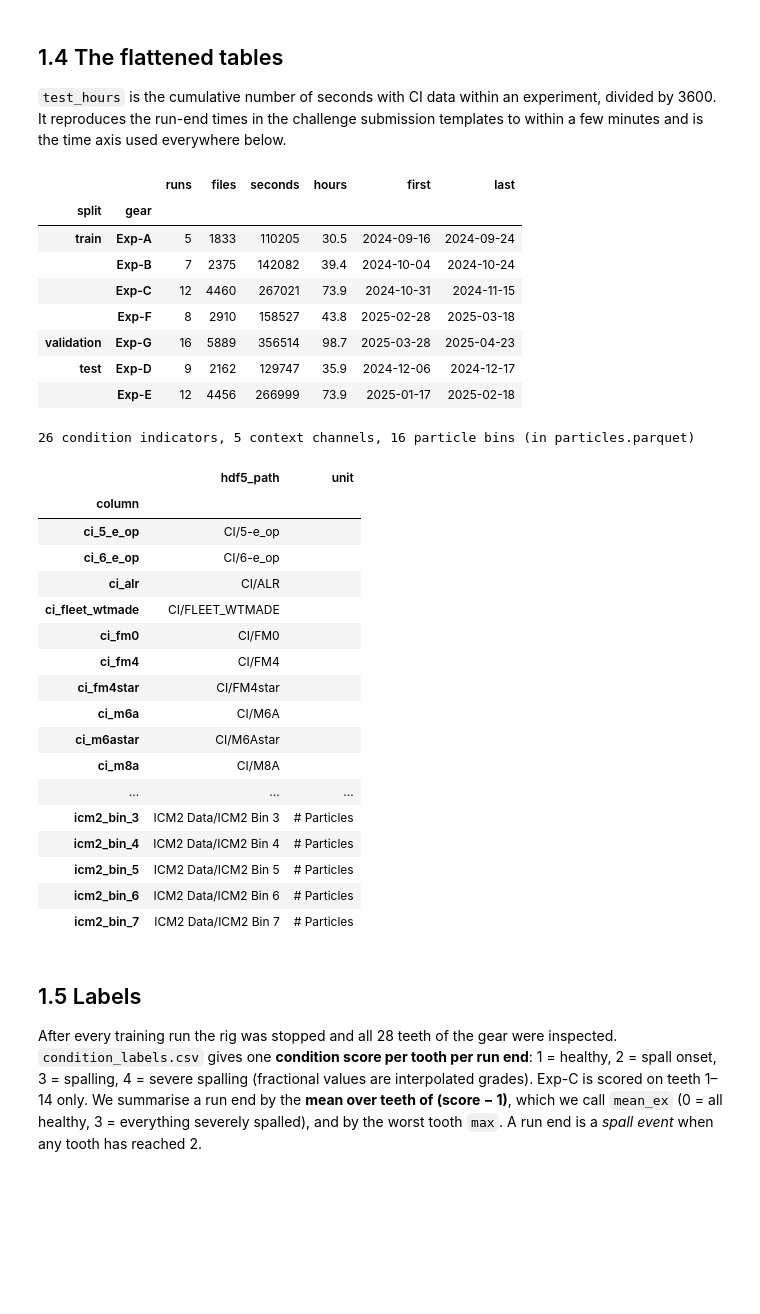
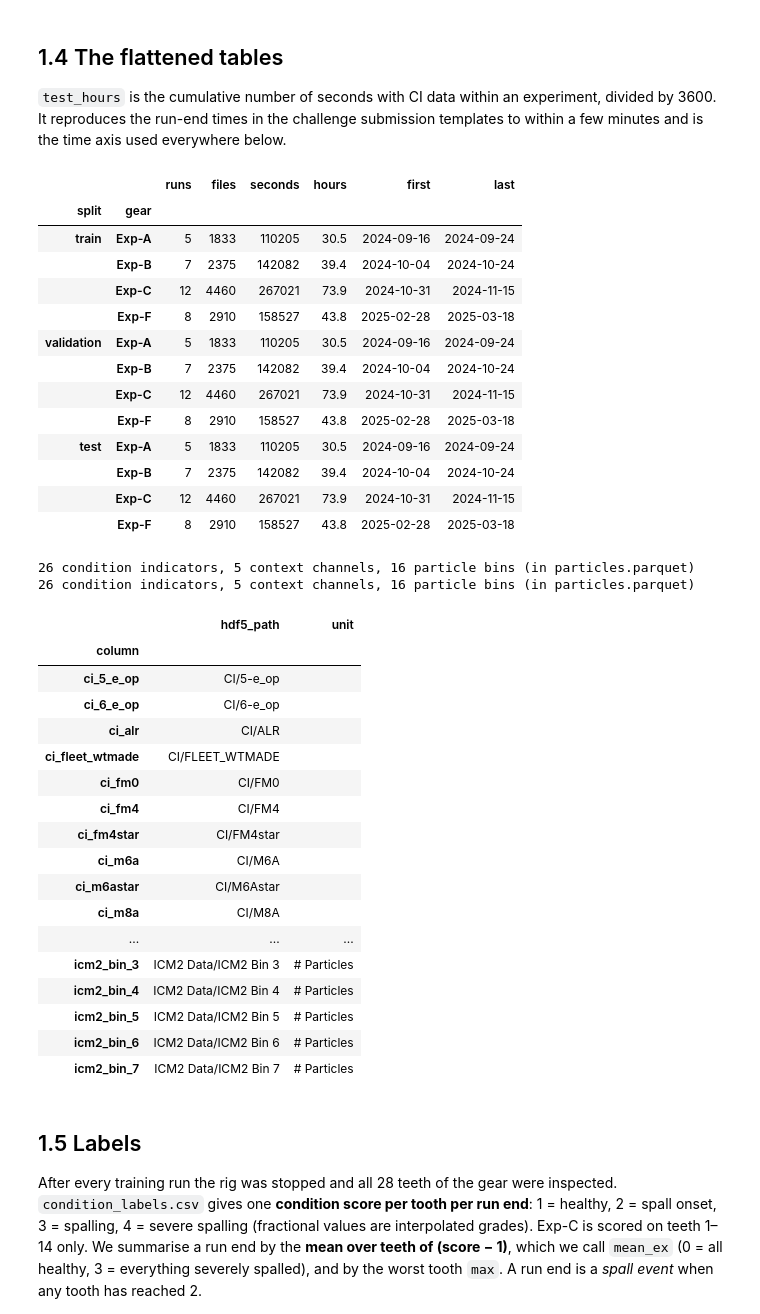
Before and after one commit to jrush331/Gear_Spall_Damage_Prognostics, a Jupyter notebook: spall_prognostics.ipynb, the cells around one changed output. Drawn from its saved outputs; the diff is of its cells as text; code cells hidden in the pictures; blank space fills up the shorter version.

```diff
--- a/spall_prognostics.ipynb
+++ b/spall_prognostics.ipynb
@@ -274,36 +284,80 @@ the run-end times in the challenge submission templates to within a few minutes
 everywhere below.
 # %%
 # 1.4 Load the flattened tables for all three splits
-LF = {s: pd.read_parquet(DATA / s / "lf_1s.parquet") for s in SPLITS}
+LF = {
+    s: pd.concat(
+        [pd.read_parquet(DATA / "train" / "lf_part_1.parquet"),
+         pd.read_parquet(DATA / "train" / "lf_part_2.parquet")],
+        ignore_index=True,
+    )
+    for s in SPLITS
+}
 PT = {s: pd.read_parquet(DATA / s / "particles.parquet") for s in SPLITS}
 channels = pd.read_csv(DATA / "channels.csv")
 
 rows = []
 for s in SPLITS:
     x = LF[s]
     for g, xg in x.groupby("experiment"):
         rows.append(dict(split=s, gear=g, runs=xg.run_num.nunique(), files=xg.file.nunique(), seconds=len(xg),
                          hours=round(xg.test_hours.max(), 1), first=xg.timestamp.min().date(), last=xg.timestamp.max().date()))
 pd.DataFrame(rows).set_index(["split", "gear"])
 # %% [output]
 |  |  | runs | files | seconds | hours | first | last |
 | split | gear |  |  |  |  |  |  |
 | train | Exp-A | 5 | 1833 | 110205 | 30.5 | 2024-09-16 | 2024-09-24 |
 |  | Exp-B | 7 | 2375 | 142082 | 39.4 | 2024-10-04 | 2024-10-24 |
 |  | Exp-C | 12 | 4460 | 267021 | 73.9 | 2024-10-31 | 2024-11-15 |
 |  | Exp-F | 8 | 2910 | 158527 | 43.8 | 2025-02-28 | 2025-03-18 |
-| validation | Exp-G | 16 | 5889 | 356514 | 98.7 | 2025-03-28 | 2025-04-23 |
-| test | Exp-D | 9 | 2162 | 129747 | 35.9 | 2024-12-06 | 2024-12-17 |
-|  | Exp-E | 12 | 4456 | 266999 | 73.9 | 2025-01-17 | 2025-02-18 |
+| validation | Exp-A | 5 | 1833 | 110205 | 30.5 | 2024-09-16 | 2024-09-24 |
+|  | Exp-B | 7 | 2375 | 142082 | 39.4 | 2024-10-04 | 2024-10-24 |
+|  | Exp-C | 12 | 4460 | 267021 | 73.9 | 2024-10-31 | 2024-11-15 |
+|  | Exp-F | 8 | 2910 | 158527 | 43.8 | 2025-02-28 | 2025-03-18 |
+| test | Exp-A | 5 | 1833 | 110205 | 30.5 | 2024-09-16 | 2024-09-24 |
+|  | Exp-B | 7 | 2375 | 142082 | 39.4 | 2024-10-04 | 2024-10-24 |
+|  | Exp-C | 12 | 4460 | 267021 | 73.9 | 2024-10-31 | 2024-11-15 |
+|  | Exp-F | 8 | 2910 | 158527 | 43.8 | 2025-02-28 | 2025-03-18 |
 # %%
 # 1.4 Column dictionary: every ci_* / ctx_* / particle column with its HDF5 source and unit
+# 1.4 Column dictionary: every ci_* / ctx_* / particle column with its HDF5 source and unit
+# Ensure the split tables exist in the format used elsewhere in the notebook.
+if isinstance(LF, pd.DataFrame):
+      LF = {"train": LF}
+for s in SPLITS:
+      if s not in LF:
+            lf_path = DATA / s / "lf_part_1.parquet"
+            lf_path2 = DATA / s / "lf_part_2.parquet"
+            if lf_path.exists():
+                  df = pd.read_parquet(lf_path)
+                  if lf_path2.exists():
+                        df = pd.concat([df, pd.read_parquet(lf_path2)], ignore_index=True)
+                  LF[s] = df
+            elif (DATA / s / "lf.parquet").exists():
+                  LF[s] = pd.read_parquet(DATA / s / "lf.parquet")
+            else:
+                  LF[s] = pd.DataFrame()
+
+if "PT" not in globals():
+      PT = {}
+for s in SPLITS:
+      p = DATA / s / "particles.parquet"
+      PT[s] = pd.read_parquet(p) if p.exists() else pd.DataFrame()
+
+if "channels" not in globals():
+      channels = pd.read_csv(DATA / "channels.csv")
+
 CI_ALL = [c for c in LF["train"] if c.startswith("ci_")]
+CTX = [c for c in LF["train"] if c.startswith("ctx_")]
+print(f"{len(CI_ALL)} condition indicators, {len(CTX)} context channels, "
+        f"{PT['train'].filter(like='bin').shape[1] or 16} particle bins (in particles.parquet)")
+channels[["column", "hdf5_path", "unit"]].fillna("").set_index("column")
 CTX = [c for c in LF["train"] if c.startswith("ctx_")]
 print(f"{len(CI_ALL)} condition indicators, {len(CTX)} context channels, "
       f"{LF['train'].filter(like='bin').shape[1] or 16} particle bins (in particles.parquet)")
 channels[["column", "hdf5_path", "unit"]].fillna("").set_index("column")
 # %% [output]
 26 condition indicators, 5 context channels, 16 particle bins (in particles.parquet)
+26 condition indicators, 5 context channels, 16 particle bins (in particles.parquet)
 |  | hdf5_path | unit |
 | column |  |  |
 | ci_5_e_op | CI/5-e_op |  |
```
Also changed, not shown: parts of 5 cells of this notebook.
